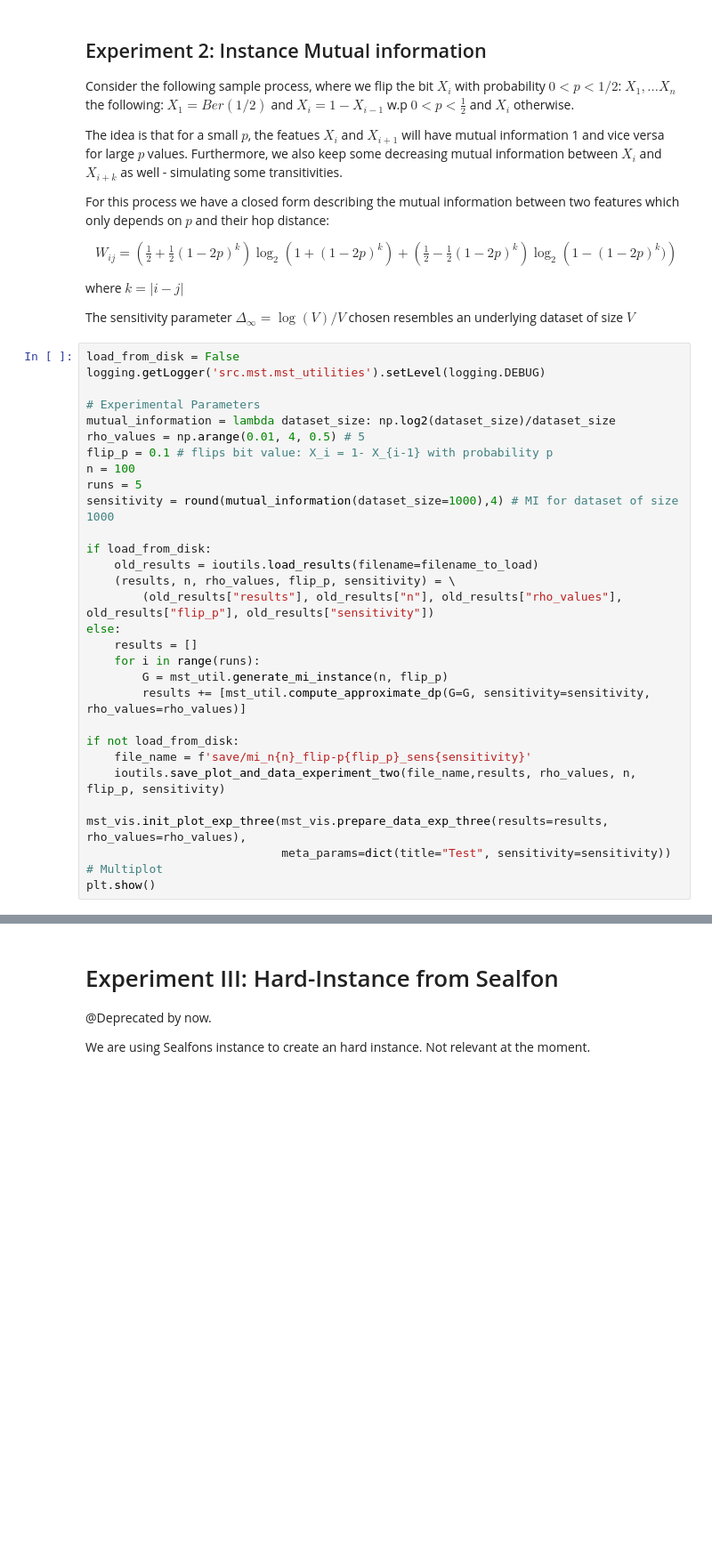
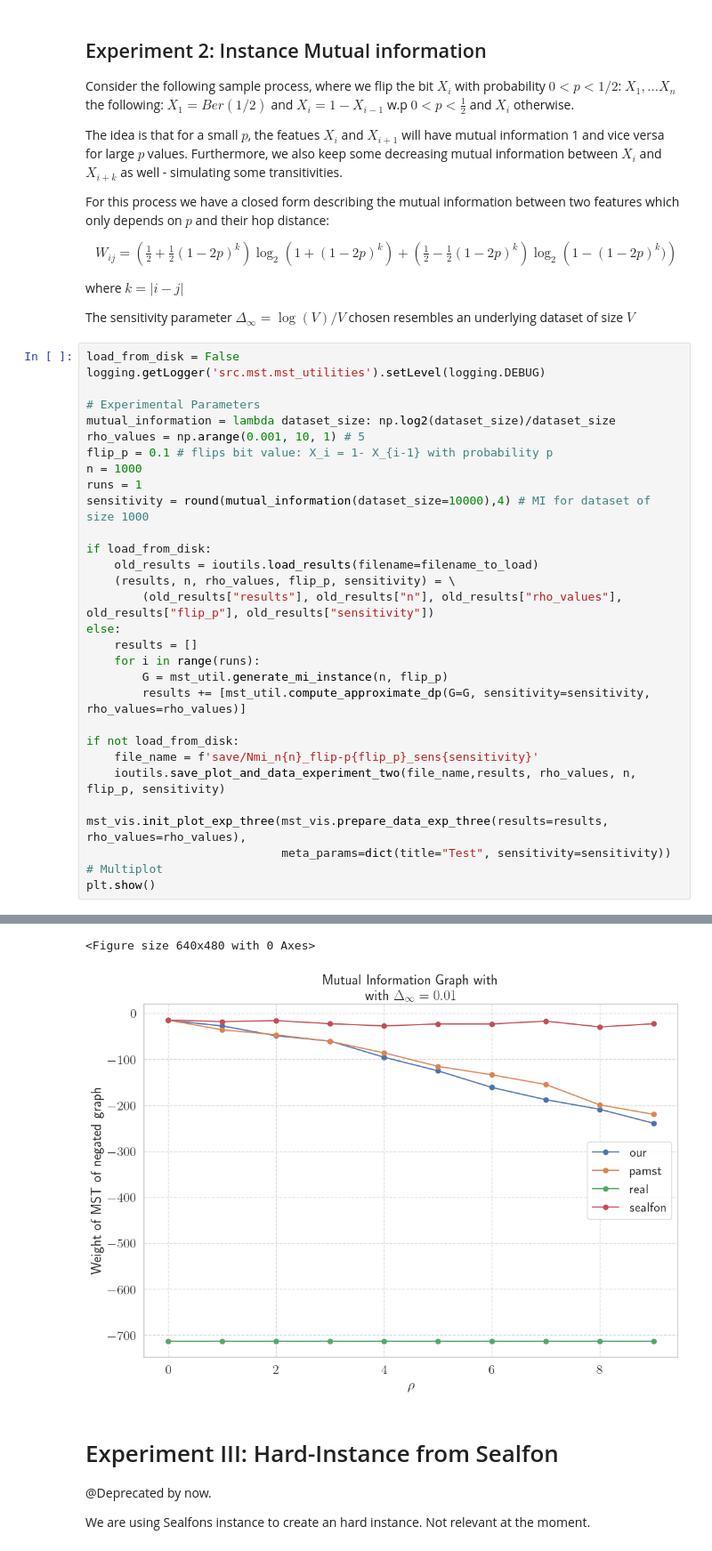
Before and after one commit to lukas681/Optimal-Private-Spanning-Trees, a Jupyter notebook: Notebooks/experiments.ipynb, the cells around one changed output, grey strips where cells are left out. Shown at 89% size. Saved outputs shown, nothing was run; the diff lists cells and outputs as text; blank space fills up the shorter version.

```diff
--- a/Notebooks/experiments.ipynb
+++ b/Notebooks/experiments.ipynb
@@ -154,11 +154,11 @@ logging.getLogger('src.mst.mst_utilities').setLevel(logging.DEBUG)
 
 # Experimental Parameters
 mutual_information = lambda dataset_size: np.log2(dataset_size)/dataset_size
-rho_values = np.arange(0.01, 4, 0.5) # 5
+rho_values = np.arange(0.001, 10, 1) # 5
 flip_p = 0.1 # flips bit value: X_i = 1- X_{i-1} with probability p
-n = 100
-runs = 5
-sensitivity = round(mutual_information(dataset_size=1000),4) # MI for dataset of size 1000
+n = 1000
+runs = 1
+sensitivity = round(mutual_information(dataset_size=10000),4) # MI for dataset of size 1000
 
 if load_from_disk:
     old_results = ioutils.load_results(filename=filename_to_load)
@@ -171,7 +171,7 @@ else:
         results += [mst_util.compute_approximate_dp(G=G, sensitivity=sensitivity, rho_values=rho_values)]
 
 if not load_from_disk:
-    file_name = f'save/mi_n{n}_flip-p{flip_p}_sens{sensitivity}'
+    file_name = f'save/Nmi_n{n}_flip-p{flip_p}_sens{sensitivity}'
     ioutils.save_plot_and_data_experiment_two(file_name,results, rho_values, n, flip_p, sensitivity)
 
 mst_vis.init_plot_exp_three(mst_vis.prepare_data_exp_three(results=results, rho_values=rho_values),
@@ -198,3 +198,5 @@ plt.show()
+<Figure size 640x480 with 0 Axes>
+[figure, added]
 # %% [markdown]
 # Experiment III: Hard-Instance from Sealfon
 @Deprecated by now.
```
Also changed, not shown: parts of 2 cells of this notebook, 2 other files.
